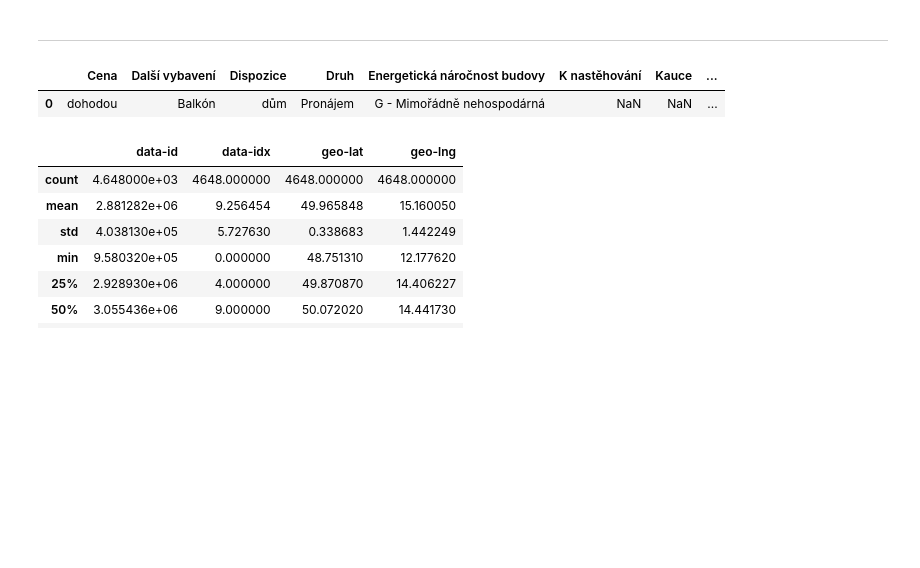
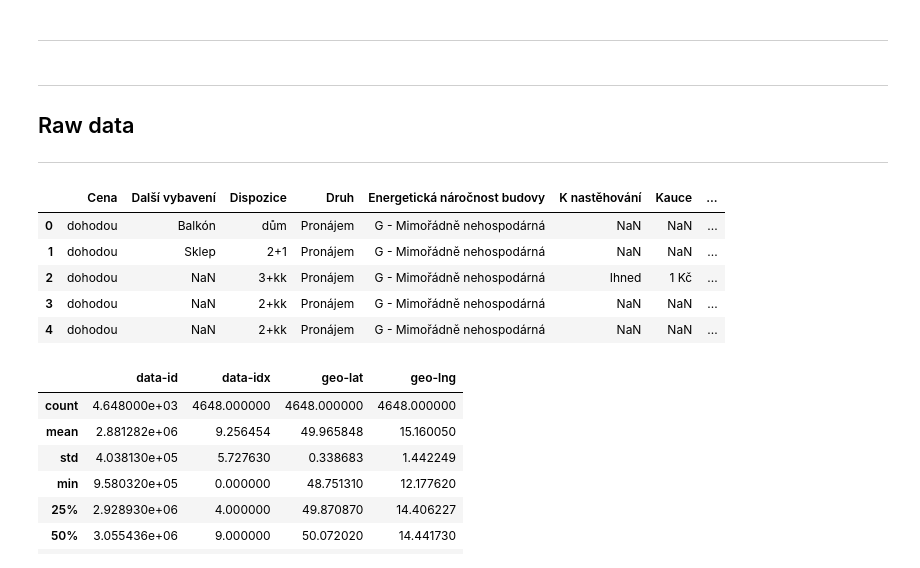
Before and after one commit to CermakM/jupyter-playground, a Jupyter notebook: flat_prices/flat_prices.ipynb, the cells around one changed output. Saved outputs shown, nothing was run; the diff lists cells and outputs as text; code cells hidden in the pictures; blank space fills up the shorter version.

```diff
--- a/flat_prices/flat_prices.ipynb
+++ b/flat_prices/flat_prices.ipynb
@@ -37,11 +53,22 @@ CR_KRAJE_SHAPE = Path("data/geo/Kraje__polygony.shp")
 # %%
 df = pd.read_csv(DATA_PATH)
 df = df.drop_duplicates()
+# %% [markdown]
+---
+
+## Raw data
+
+
+---
 # %%
-df.head(1)
+df.head(5)
 # %% [output]
 |  | Cena | Další vybavení | Dispozice | Druh | Energetická náročnost budovy | K nastěhování | Kauce | ... |
 | 0 | dohodou | Balkón | dům | Pronájem | G - Mimořádně nehospodárná | NaN | NaN | ... |
+| 1 | dohodou | Sklep | 2+1 | Pronájem | G - Mimořádně nehospodárná | NaN | NaN | ... |
+| 2 | dohodou | NaN | 3+kk | Pronájem | G - Mimořádně nehospodárná | Ihned | 1 Kč | ... |
+| 3 | dohodou | NaN | 2+kk | Pronájem | G - Mimořádně nehospodárná | NaN | NaN | ... |
+| 4 | dohodou | NaN | 2+kk | Pronájem | G - Mimořádně nehospodárná | NaN | NaN | ... |
 # %%
 df.describe()
 # %% [output]
```
Also changed, not shown: parts of 66 cells of this notebook, 3 other files.
